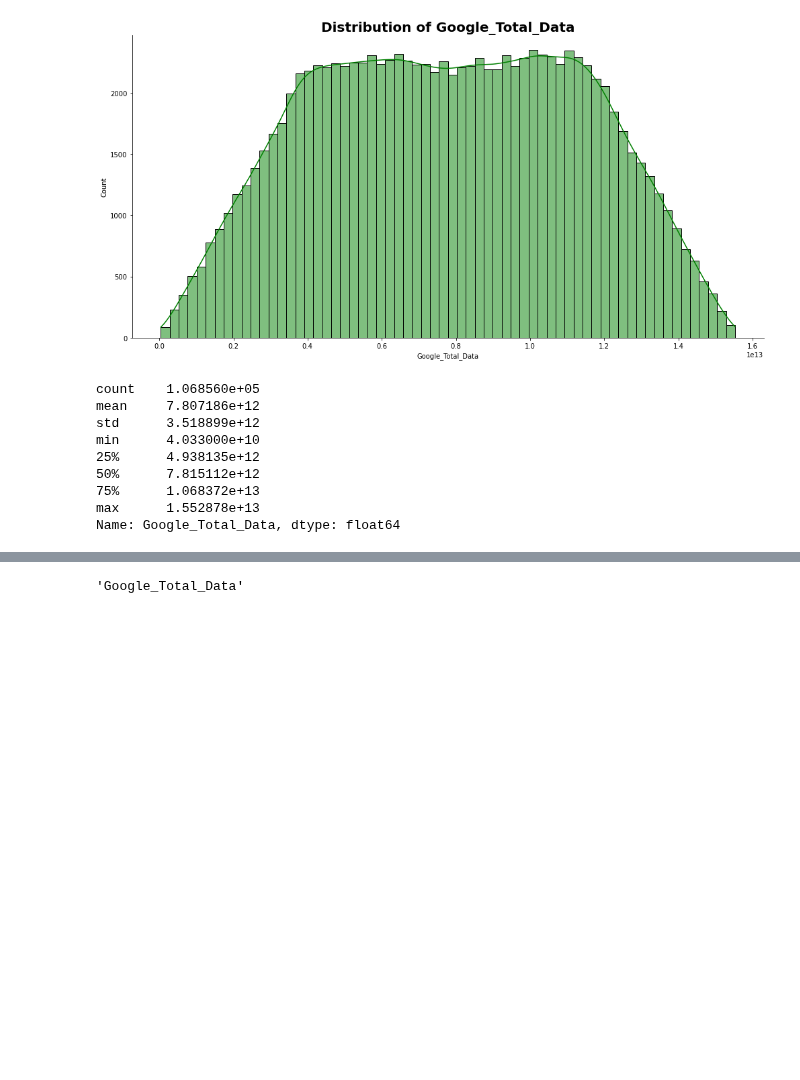
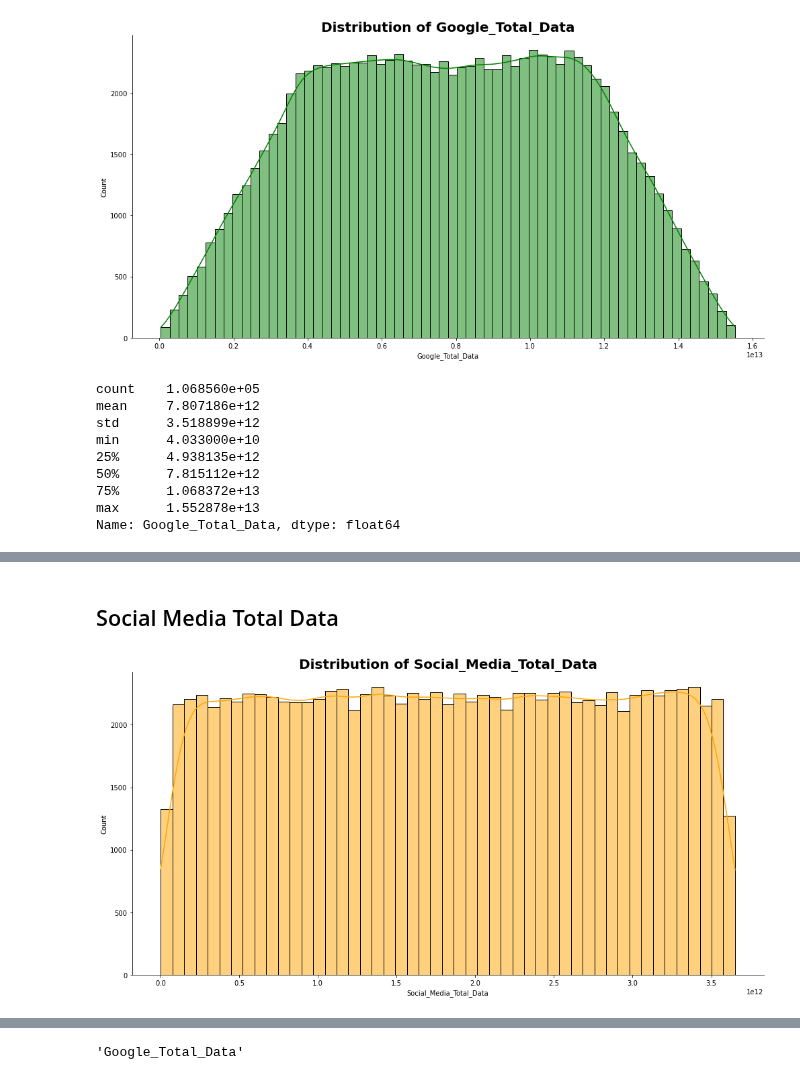
Before and after one commit to Abel-Blue/telecom-user-analytics, a Jupyter notebook: notebooks/data_exploration.ipynb, the cells around one changed output, grey strips where cells are left out. Cells and saved outputs as stored; diff of their text form; code cells hidden in the pictures; blank space fills up the shorter version.

```diff
--- a/notebooks/data_exploration.ipynb
+++ b/notebooks/data_exploration.ipynb
@@ -191,0 +206,6 @@ df.describe()['Google_Total_Data']
+# %% [markdown]
+## Social Media Total Data
+# %%
+exploration.plot_hist(df, 'Social_Media_Total_Data', 'orange')
+# %% [output]
+[figure, added]
```
Also changed, not shown: parts of 11 cells of this notebook.
